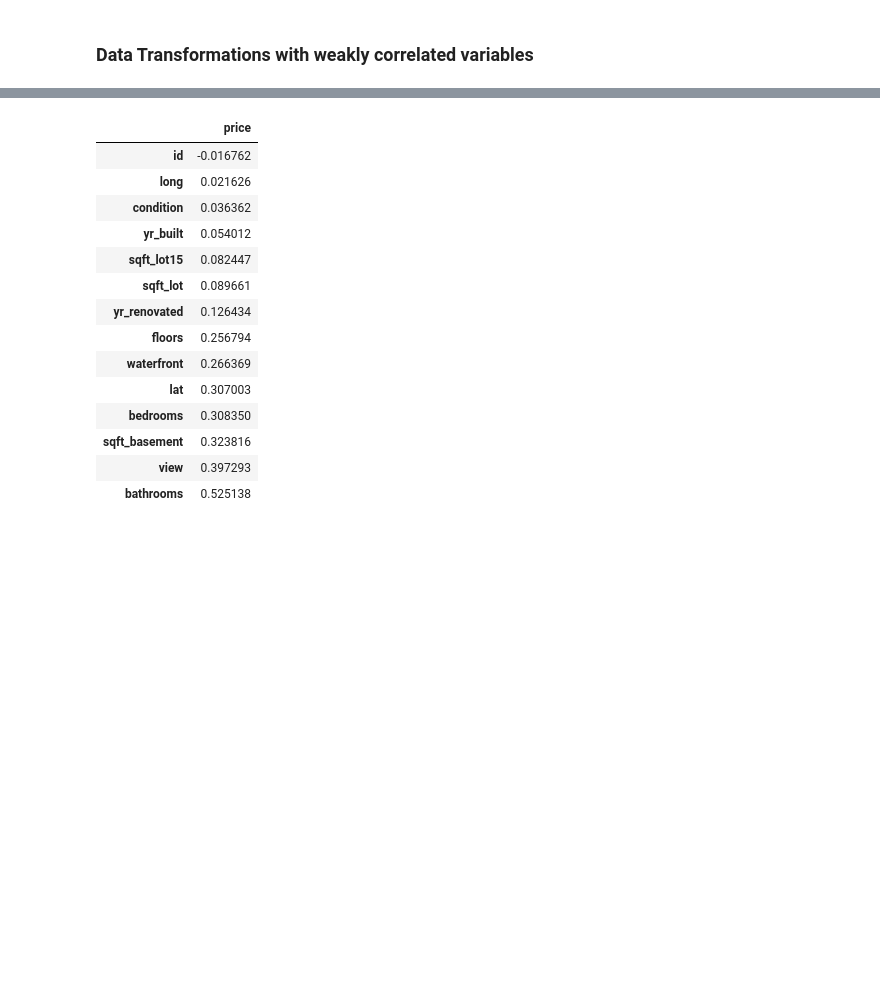
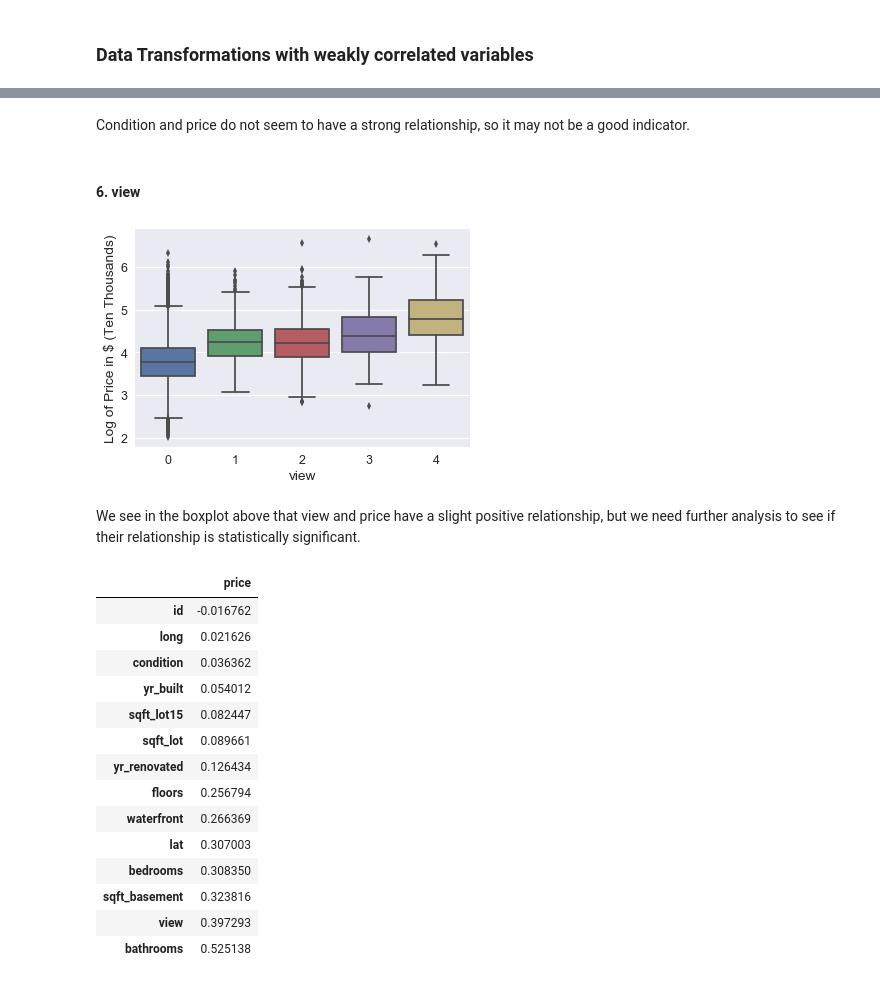
Before and after one commit to larnylopez/STAT-131-Project, a Jupyter notebook: final-checkpoint.ipynb, the cells around one changed output, grey strips where cells are left out. Cells and saved outputs as stored; diff of their text form; code cells hidden in the pictures; blank space fills up the shorter version.

```diff
--- a/final-checkpoint.ipynb
+++ b/final-checkpoint.ipynb
@@ -377,3 +365,17 @@ corrmat.loc[((corrmat.price > 0.4) | (corrmat.price < -0.4)), 'price':'price'] .
+# %% [markdown]
+
+Condition and price do not seem to have a strong relationship, so it may not be a good indicator.
+# %% [markdown]
+#### 6. view
+# %%
+sns.boxplot(x="view", y=np.log(df.price/10000), data=df)
+plt.ylabel('Log of Price in $ (Ten Thousands)')
+plt.show()
+# %% [output]
+[figure, added]
+# %% [markdown]
+
+We see in the boxplot above that view and price have a slight positive relationship, but we need further analysis to see if their relationship is statistically significant.
 # %%
 corrmat.loc[:,'price':'price'].sort_values('price').iloc[1:15,:]
 # %% [output]
```
Also changed, not shown: parts of 17 cells of this notebook.
